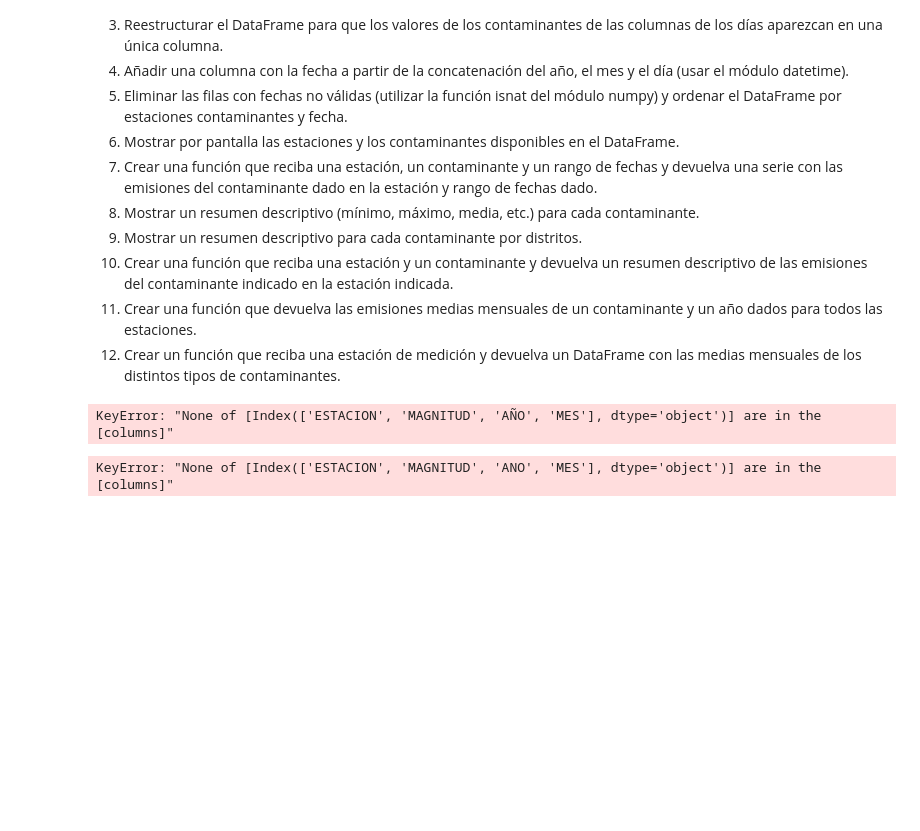
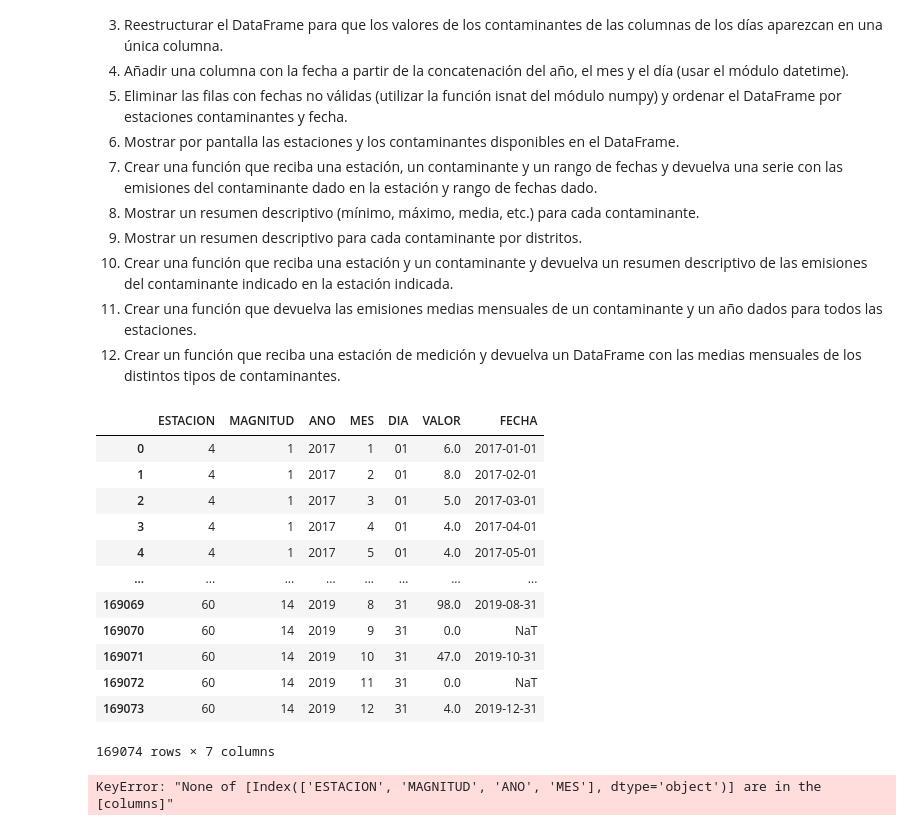
Before and after one commit to Fr1np/AplicacionesDigitales, a Jupyter notebook: ejerciciosPandas.ipynb, the cells around one changed output. Cells and saved outputs as stored; diff of their text form; code cells hidden in the pictures; blank space fills up the shorter version.

```diff
--- a/ejerciciosPandas.ipynb
+++ b/ejerciciosPandas.ipynb
@@ -261,27 +261,48 @@ Los ficheros emisiones-2016.csv, emisiones-2017.csv, emisiones-2018.csv y emisio
 1) Crear un función que reciba una estación de medición y devuelva un DataFrame con las medias mensuales de los distintos tipos de contaminantes.
 # %%
 import pandas as pd
+import numpy as np
+import datetime as dt
 archivos = ['emisiones-2016.csv', 'emisiones-2017.csv', 'emisiones-2018.csv', 'emisiones-2019.csv']
-df_2016 = pd.read_csv(archivos[0])
-df_2017 = pd.read_csv(archivos[1])
-df_2018 = pd.read_csv(archivos[2])
-df_2019 = pd.read_csv(archivos[3])
+df_2016 = pd.read_csv(archivos[0], sep=';')
+df_2017 = pd.read_csv(archivos[1], sep=';')
+df_2018 = pd.read_csv(archivos[2], sep=';')
+df_2019 = pd.read_csv(archivos[3], sep=';')
 
 # 1
-df_emisiones = pd.concat([df_2017,df_2018,df_2019])
+emisiones = pd.concat([df_2017,df_2018,df_2019])
 
 # 2
-df_fil = []
+columnas = ['ESTACION', 'MAGNITUD', 'ANO', 'MES']
+columnas.extend([col for col in emisiones if col.startswith('D')])
+emisiones = emisiones[columnas]
+emisiones
 
-for archivo in archivos:
-    df = pd.read_csv(archivo)
-    col_filt = ['ESTACION', 'MAGNITUD', 'AÑO', 'MES'] + [col for col in df.columns if col.startswith('D')]
-    df_entr = df[col_filt]
-    df_fil.append(df_entr)
-df_final = pd.concat(df_fil)
-print(df_final)
+#3
+emisiones = emisiones.melt(id_vars=['ESTACION', 'MAGNITUD', 'ANO', 'MES'], var_name='DIA', value_name='VALOR')
+emisiones
+
+#4
+emisiones['DIA'] = emisiones.DIA.str.strip('D')
+emisiones['FECHA'] = emisiones.ANO.apply(str) + '/' + emisiones.MES.apply(str) + '/' + emisiones.DIA.apply(str)
+emisiones['FECHA'] = pd.to_datetime(emisiones.FECHA, format='%Y/%m/%d', errors='coerce')
+emisiones
+
+#5
 # %% [output]
+|  | ESTACION | MAGNITUD | ANO | MES | DIA | VALOR | FECHA |
+| 0 | 4 | 1 | 2017 | 1 | 01 | 6.0 | 2017-01-01 |
+| 1 | 4 | 1 | 2017 | 2 | 01 | 8.0 | 2017-02-01 |
+| 2 | 4 | 1 | 2017 | 3 | 01 | 5.0 | 2017-03-01 |
+| 3 | 4 | 1 | 2017 | 4 | 01 | 4.0 | 2017-04-01 |
+| 4 | 4 | 1 | 2017 | 5 | 01 | 4.0 | 2017-05-01 |
+| ... | ... | ... | ... | ... | ... | ... | ... |
+| 169069 | 60 | 14 | 2019 | 8 | 31 | 98.0 | 2019-08-31 |
+| 169070 | 60 | 14 | 2019 | 9 | 31 | 0.0 | NaT |
+| 169071 | 60 | 14 | 2019 | 10 | 31 | 47.0 | 2019-10-31 |
+| 169072 | 60 | 14 | 2019 | 11 | 31 | 0.0 | NaT |
+| 169073 | 60 | 14 | 2019 | 12 | 31 | 4.0 | 2019-12-31 |
-KeyError: "None of [Index(['ESTACION', 'MAGNITUD', 'AÑO', 'MES'], dtype='object')] are in the [columns]"
+169074 rows × 7 columns
 # %%
 import pandas as pd
 import numpy as np
```
Also changed, not shown: parts of 3 cells of this notebook.
